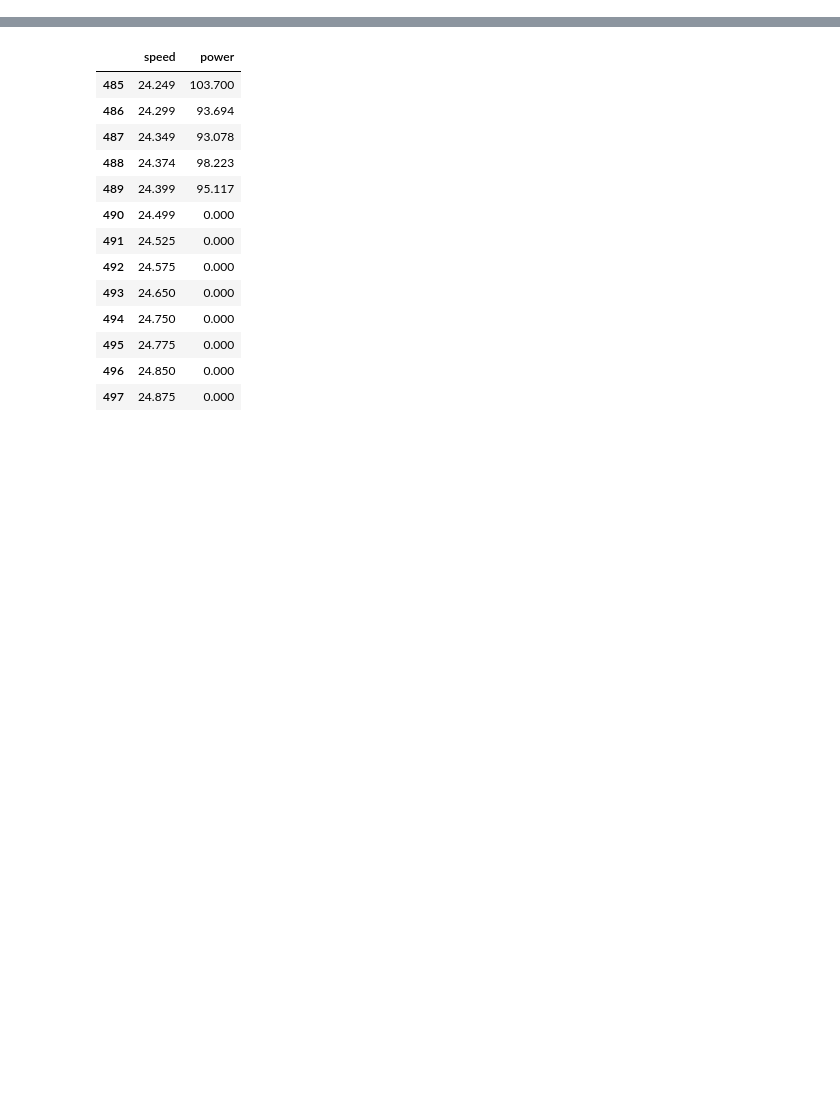
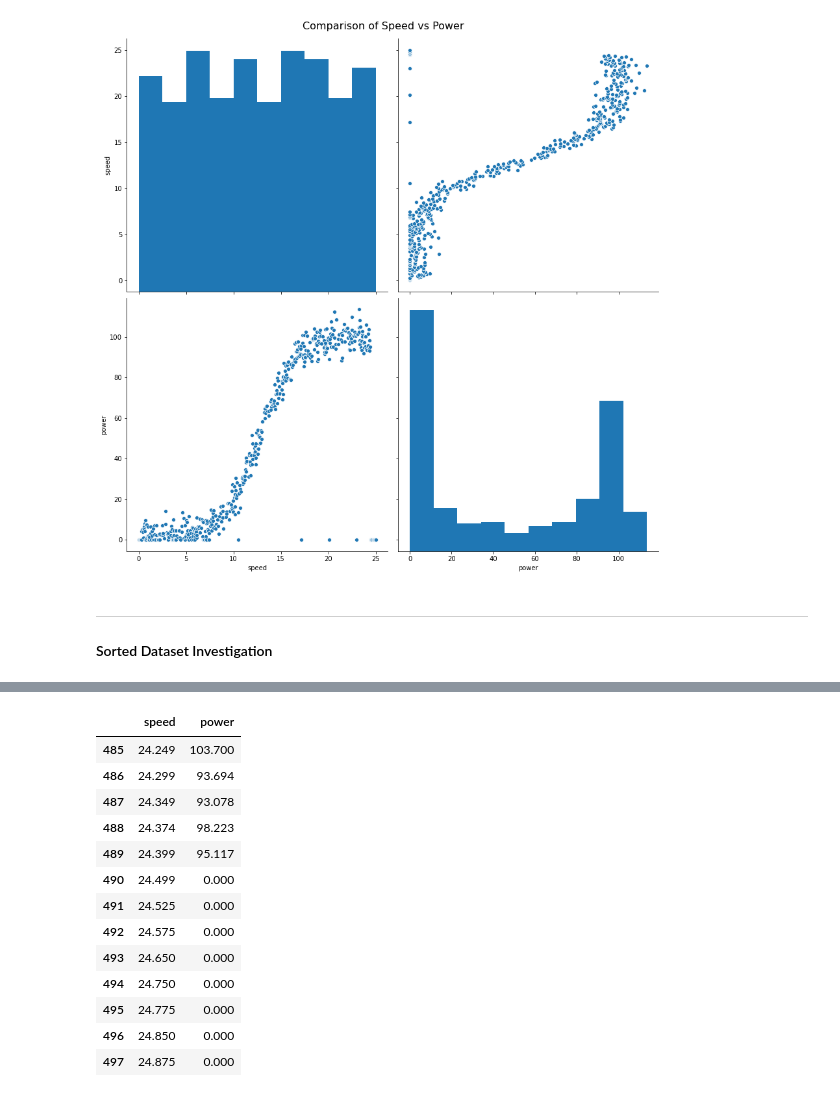
Before and after one commit to markcot/ProjMachLearn, a Jupyter notebook: Project.ipynb, the cells around one changed output, grey strips where cells are left out. Cells and saved outputs as stored; diff of their text form; code cells hidden in the pictures; blank space fills up the shorter version.

```diff
--- a/Project.ipynb
+++ b/Project.ipynb
@@ -24 +83,15 @@ import pandas as pd
+# %%
+# Plot data comparisons of data. Code adpated from
+# https://seaborn.pydata.org/generated/seaborn.pairplot.html
+plot = sns.pairplot(df, height=6)
+# Add Title adapted from https://stackoverflow.com/a/52096280
+plt.subplots_adjust(top=0.95)
+plt.suptitle("Comparison of Speed vs Power", fontsize = 16)
+plt.show()
+# %% [output]
+[figure, added]
+# %% [markdown]
+***
+
+#### Sorted Dataset Investigation
 # %%
```
Also changed, not shown: parts of 43 cells of this notebook.
